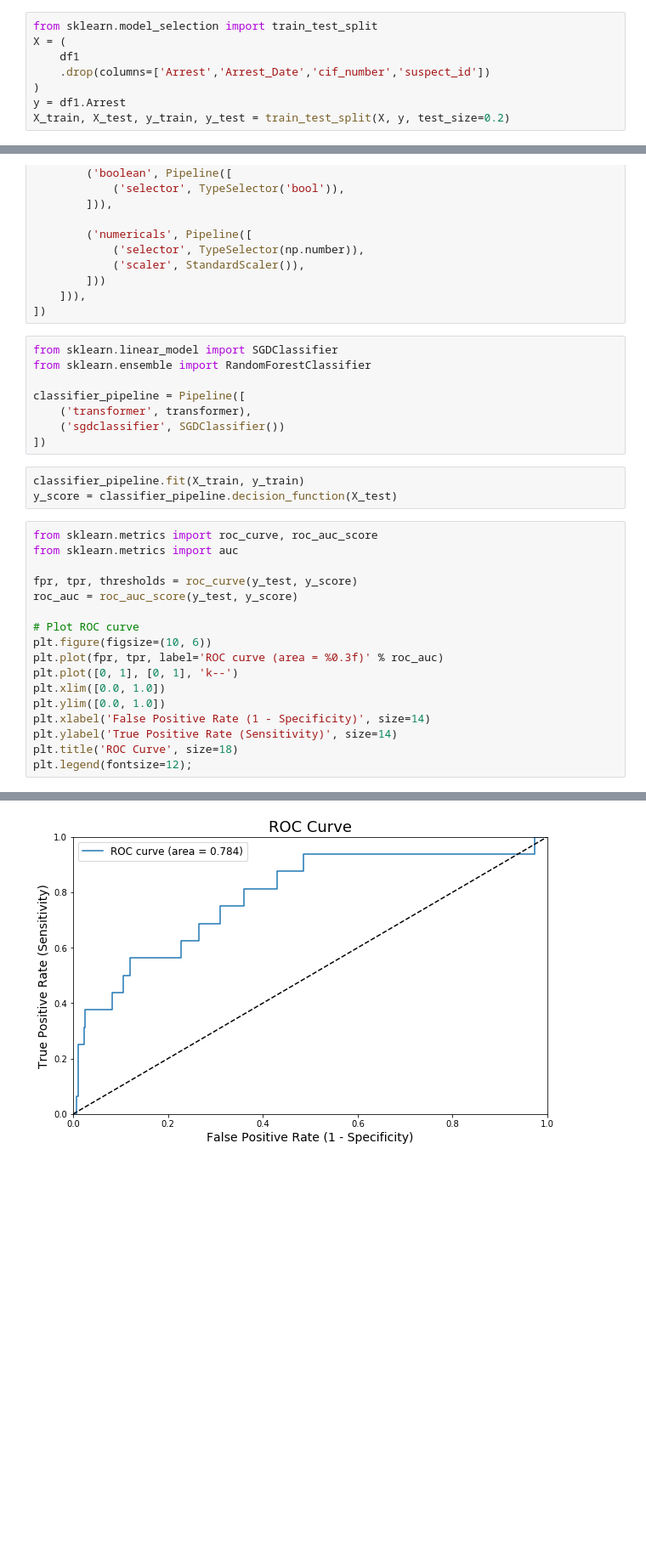
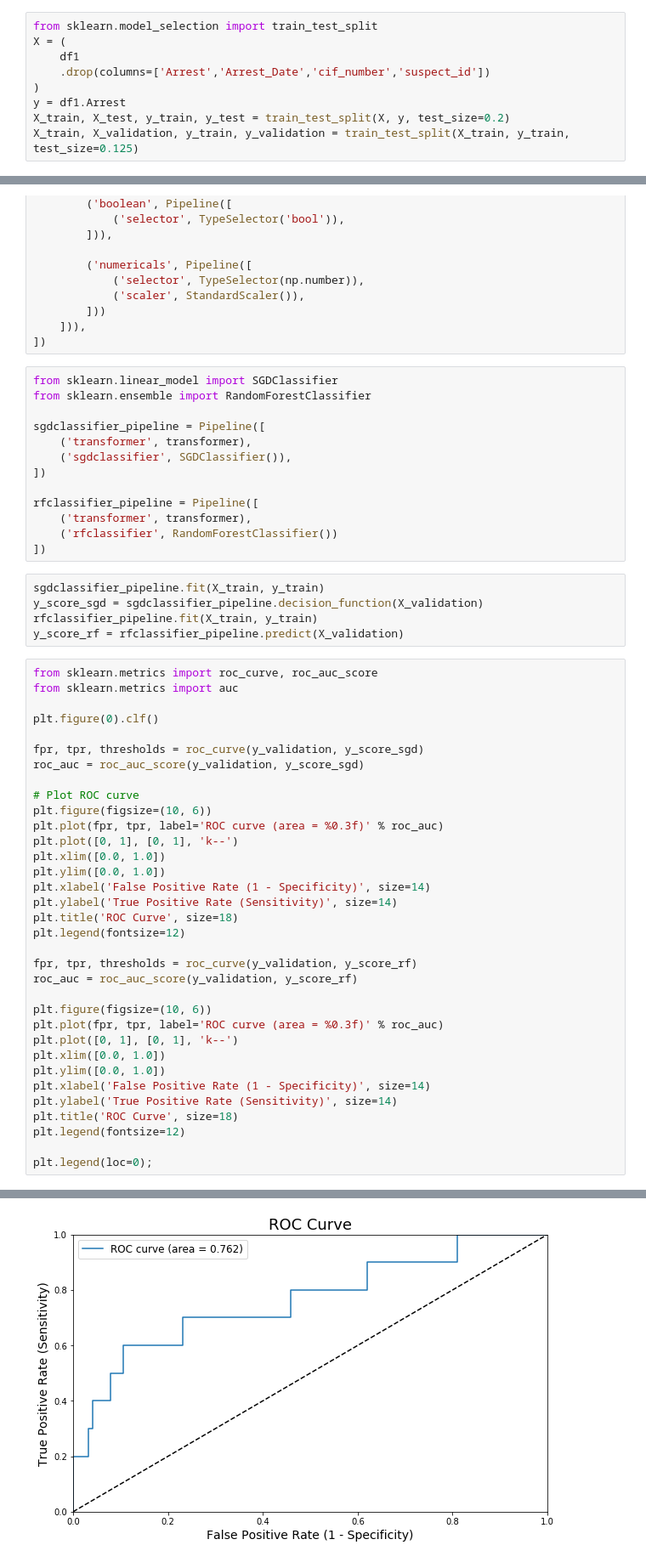
Before and after one commit to jahudlow/Data_Fellowship_Project, a Jupyter notebook: CD.ipynb, the cells around one changed output, grey strips where cells are left out. Shown at 85% size. Cells and saved outputs as stored; diff of their text form; blank space fills up the shorter version.

```diff
--- a/CD.ipynb
+++ b/CD.ipynb
@@ -136,6 +173,7 @@ X = (
 )
 y = df1.Arrest
 X_train, X_test, y_train, y_test = train_test_split(X, y, test_size=0.2)
+X_train, X_validation, y_train, y_validation = train_test_split(X_train, y_train, test_size=0.125)
 # %%
 from sklearn.base import BaseEstimator, TransformerMixin
 
@@ -167,19 +205,28 @@ transformer = Pipeline([
 from sklearn.linear_model import SGDClassifier
 from sklearn.ensemble import RandomForestClassifier
 
-classifier_pipeline = Pipeline([
+sgdclassifier_pipeline = Pipeline([
     ('transformer', transformer),
-    ('sgdclassifier', SGDClassifier())
+    ('sgdclassifier', SGDClassifier()),
 ])
+
+rfclassifier_pipeline = Pipeline([
+    ('transformer', transformer),
+    ('rfclassifier', RandomForestClassifier())
+])
-# %%
-classifier_pipeline.fit(X_train, y_train)
-y_score = classifier_pipeline.decision_function(X_test)
+# %%
+sgdclassifier_pipeline.fit(X_train, y_train)
+y_score_sgd = sgdclassifier_pipeline.decision_function(X_validation)
+rfclassifier_pipeline.fit(X_train, y_train)
+y_score_rf = rfclassifier_pipeline.predict(X_validation)
 # %%
 from sklearn.metrics import roc_curve, roc_auc_score
 from sklearn.metrics import auc
 
-fpr, tpr, thresholds = roc_curve(y_test, y_score)
-roc_auc = roc_auc_score(y_test, y_score)
+plt.figure(0).clf()
+
+fpr, tpr, thresholds = roc_curve(y_validation, y_score_sgd)
+roc_auc = roc_auc_score(y_validation, y_score_sgd)
 
 # Plot ROC curve
 plt.figure(figsize=(10, 6))
@@ -190,5 +237,20 @@ plt.ylim([0.0, 1.0])
 plt.xlabel('False Positive Rate (1 - Specificity)', size=14)
 plt.ylabel('True Positive Rate (Sensitivity)', size=14)
 plt.title('ROC Curve', size=18)
-plt.legend(fontsize=12);
+plt.legend(fontsize=12)
+
+fpr, tpr, thresholds = roc_curve(y_validation, y_score_rf)
+roc_auc = roc_auc_score(y_validation, y_score_rf)
+
+plt.figure(figsize=(10, 6))
+plt.plot(fpr, tpr, label='ROC curve (area = %0.3f)' % roc_auc)
+plt.plot([0, 1], [0, 1], 'k--')
+plt.xlim([0.0, 1.0])
+plt.ylim([0.0, 1.0])
+plt.xlabel('False Positive Rate (1 - Specificity)', size=14)
+plt.ylabel('True Positive Rate (Sensitivity)', size=14)
+plt.title('ROC Curve', size=18)
+plt.legend(fontsize=12)
+
+plt.legend(loc=0);
 # %% [output]
@@ -195 +258 @@ plt.legend(fontsize=12);
-[figure, old version]
+[figure, new version]
```
Also changed, not shown: parts of 9 cells of this notebook.
